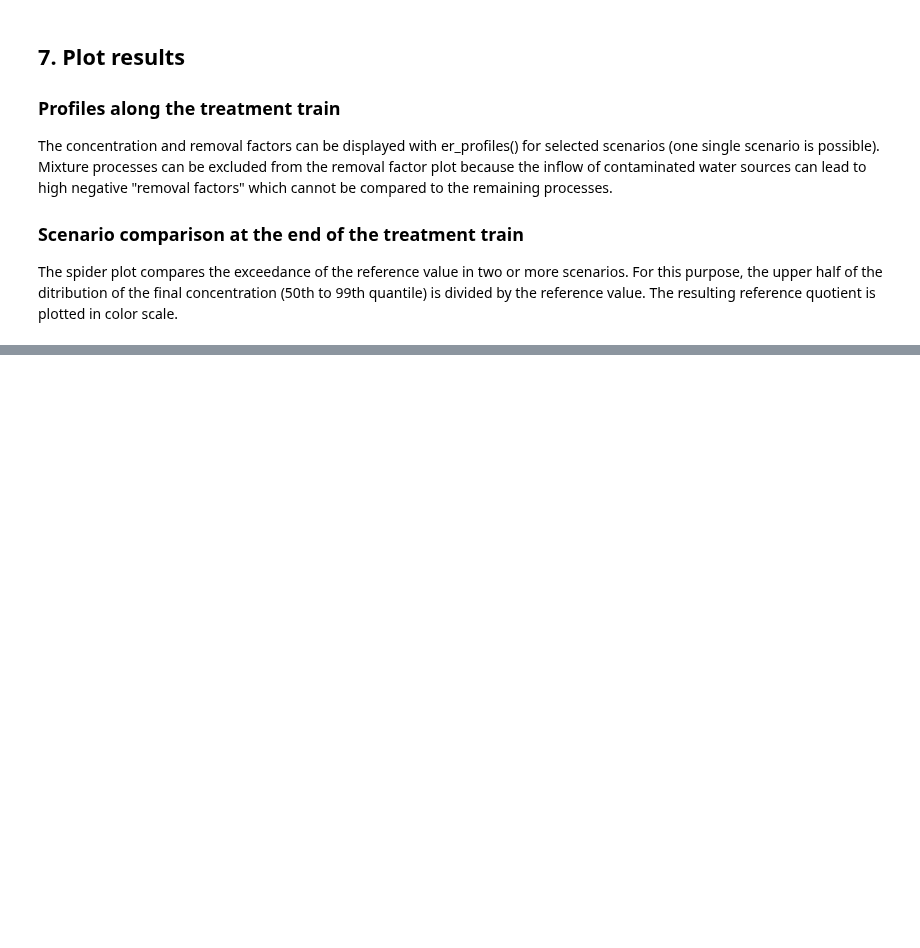
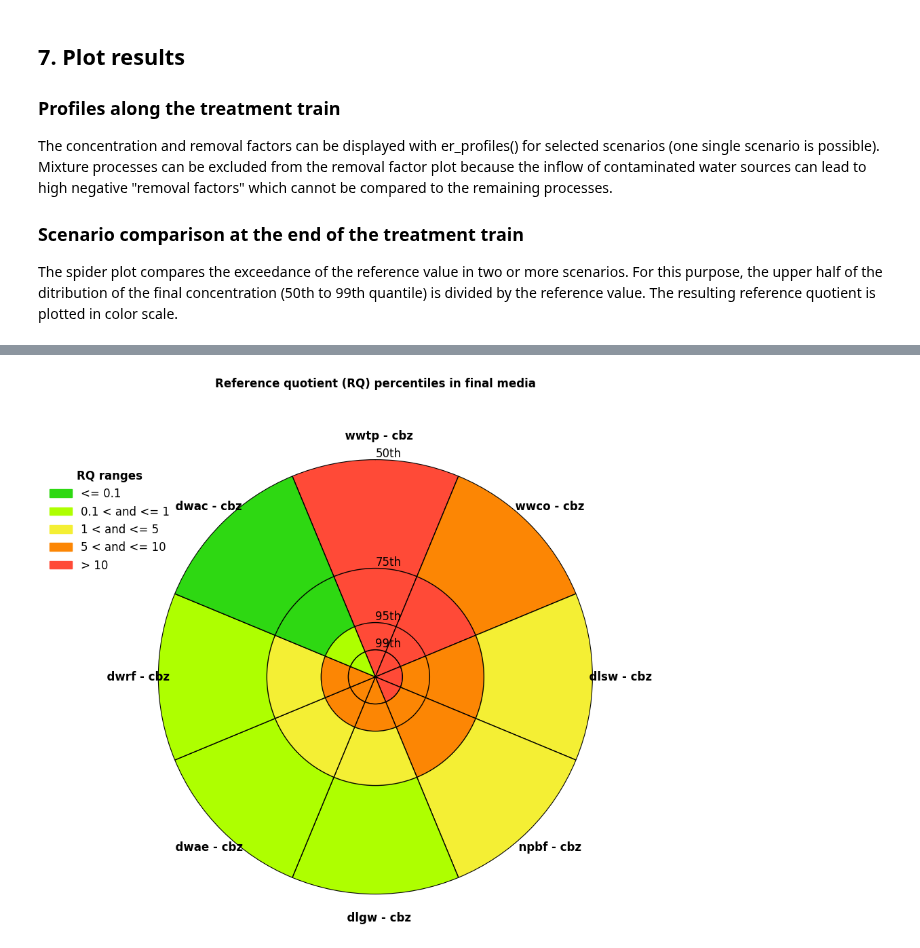
Before and after one commit to KWB-R/ewex, a Jupyter notebook: hhea_paper.ipynb, the cells around one changed output, grey strips where cells are left out. Cells and saved outputs as stored; diff of their text form; code cells hidden in the pictures; blank space fills up the shorter version.

```diff
--- a/hhea_paper.ipynb
+++ b/hhea_paper.ipynb
@@ -185,0 +272,8 @@ plt.show()
+# %%
+spider_plot(
+    [result_baseline[i + 2] for i in index_list],
+    case_study_name = ""
+)
+plt.show()
+# %% [output]
+[figure, added]
```
Also changed, not shown: parts of 12 cells of this notebook.
